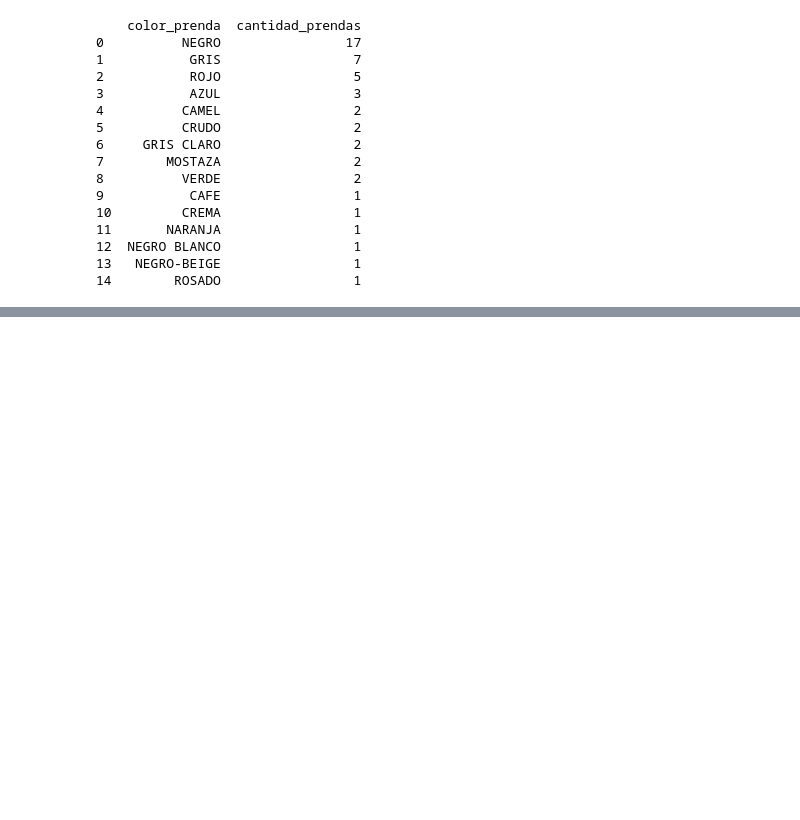
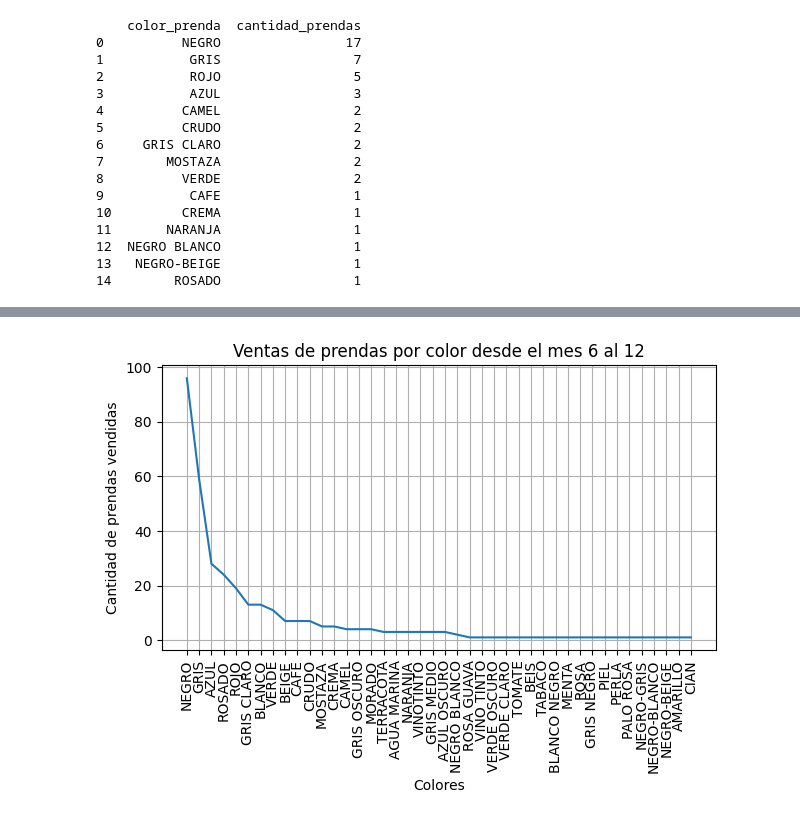
Before and after one commit to dicana27/Proyecto-Tienda-de-Ropa, a Jupyter notebook: main.ipynb, the cells around one changed output, grey strips where cells are left out. Cells and saved outputs as stored; diff of their text form; code cells hidden in the pictures; blank space fills up the shorter version.

Commit message:
grafica ventas colores

```diff
--- a/main.ipynb
+++ b/main.ipynb
@@ -243,10 +237,6 @@ chart = alt.Chart(sales_by_month.reset_index()).mark_bar().encode(x='month',y='v
 # %% [markdown]
 ¿Cual es la cantidad de diferentes colores vendidos por mes?
 # %%
-import pandas as pd
-data = pd.read_csv('Datos/VentasTiendaA.csv')
-data['fecha_venta'] = pd.to_datetime(data['fecha_venta'])
-data['month'] = data['fecha_venta'].dt.month
 # Group the data by month and count the unique colors
 sales_by_month = data.groupby('month')['color_prenda'].nunique().reset_index()
 sales_by_month = sales_by_month.rename(columns={'color_prenda':'cantidad_colores'})
@@ -301,3 +291,9 @@ print(colors_month_11)
 12  NEGRO BLANCO                 1
 13   NEGRO-BEIGE                 1
 14        ROSADO                 1
+# %%
+month_6_12_data = data.query("month >= 6 & month <= 12")
+colors_month_6_12 = month_6_12_data.groupby(["color_prenda"]).size().reset_index(name="cantidad_prendas")
+colors_month_6_12 = colors_month_6_12.sort_values("cantidad_prendas",ascending=False)
+colors_month_6_12 = colors_month_6_12.reset_index(drop=True)
+print(colors_month_6_12)
@@ -303,0 +318,18 @@ print(colors_month_11)
+# %%
+import matplotlib.pyplot as plt
+
+# Data for plotting
+x = colors_month_6_12['color_prenda']
+y = colors_month_6_12['cantidad_prendas']
+
+fig, ax = plt.subplots()
+ax.plot(x, y)
+
+ax.set(xlabel='Colores', ylabel='Cantidad de prendas vendidas',
+       title='Ventas de prendas por color desde el mes 6 al 12')
+ax.grid()
+plt.xticks(rotation = 90)
+plt.tight_layout()
+plt.show()
+# %% [output]
+[figure, added]
```
Also changed, not shown: parts of 4 cells of this notebook.
